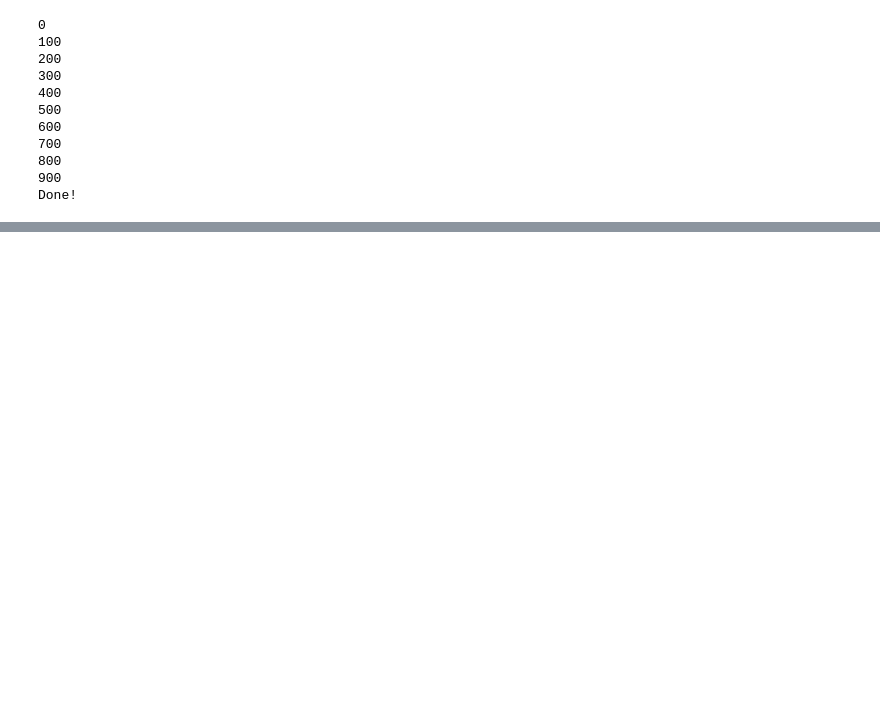
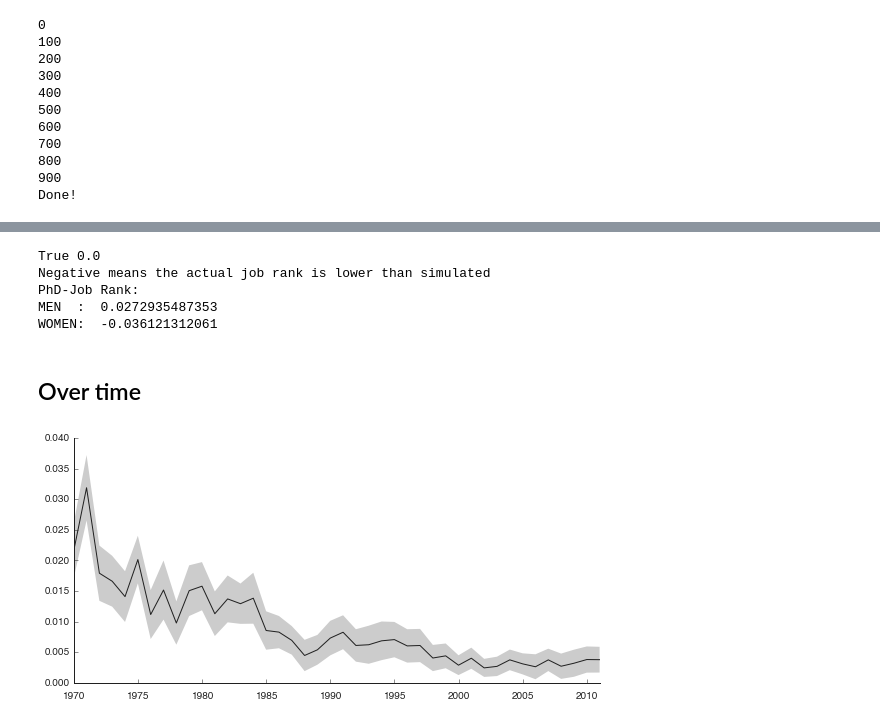
Before and after one commit to samfway/faculty_hiring, a Jupyter notebook: notebooks/IndividualPerformance.ipynb, the cells around one changed output, grey strips where cells are left out. Drawn from its saved outputs; the diff is of its cells as text; code cells hidden in the pictures; blank space fills up the shorter version.

```diff
--- a/notebooks/IndividualPerformance.ipynb
+++ b/notebooks/IndividualPerformance.ipynb
@@ -147,0 +249,68 @@ plt.show()
+# %%
+ranking = 'pi_rescaled'
+men_diffs = []
+women_diffs = []
+
+for person in everyone:
+    if person.first_asst_job_region == person.phd_region: # STAYED IN THE SAME REGION
+        for i, place in enumerate(job_lists[person]):
+            job_rank = inst.get(place, inst['UNKNOWN'])[ranking]
+            if person.is_female:
+                women_diffs.append(job_rank - person.first_asst_job_rank)
+            else:
+                men_diffs.append(job_rank - person.first_asst_job_rank)
+
+stat, pval = ttest_ind(men_diffs, women_diffs)
+sig = pval < sig_level
+print sig, pval
+
+print 'Negative means the actual job rank is lower than simulated'
+print 'PhD-Job Rank:'
+print 'MEN  : ', np.mean(men_diffs)
+print 'WOMEN: ', np.mean(women_diffs)
+# %% [output]
+True 0.0
+Negative means the actual job rank is lower than simulated
+PhD-Job Rank:
+MEN  :  0.0272935487353
+WOMEN:  -0.036121312061
+# %% [markdown]
+## Over time
+# %%
+years = np.arange(1970, 2012)
+diffs_by_year = {year:[] for year in years}
+
+for person in everyone:
+    year = person.first_asst_job_year
+
+    for i, place in enumerate(job_lists[person]):
+        job_rank = inst.get(place, inst['UNKNOWN'])[ranking]
+        diffs_by_year[year].append(job_rank - person.first_asst_job_rank)
+# %%
+def mean_confidence_interval(data, confidence=0.95):
+    a = 1.0*np.array(data)
+    n = len(a)
+    m, se = np.mean(a), sp.stats.sem(a)
+    h = se * sp.stats.t._ppf((1+confidence)/2., n-1)
+    return m, m-h, m+h
+# %%
+fig, ax = plt.subplots(figsize=(8,4))
+
+averages = []
+uppers = []
+lowers = []
+
+for year in years:
+    m, l, u = mean_confidence_interval(diffs_by_year[year])
+    averages.append(m)
+    uppers.append(u)
+    lowers.append(l)
+
+ax.fill_between(years, lowers, uppers, color=LIGHT_COLOR, edgecolor="None")
+hide_right_top_axis(ax)
+
+ax.plot(years, averages, color=ALMOST_BLACK)
+ax.set_xlim(1970, 2011)
+plt.show()
+# %% [output]
+[figure, added]
```
Also changed, not shown: parts of 13 cells of this notebook, 1 other file.
